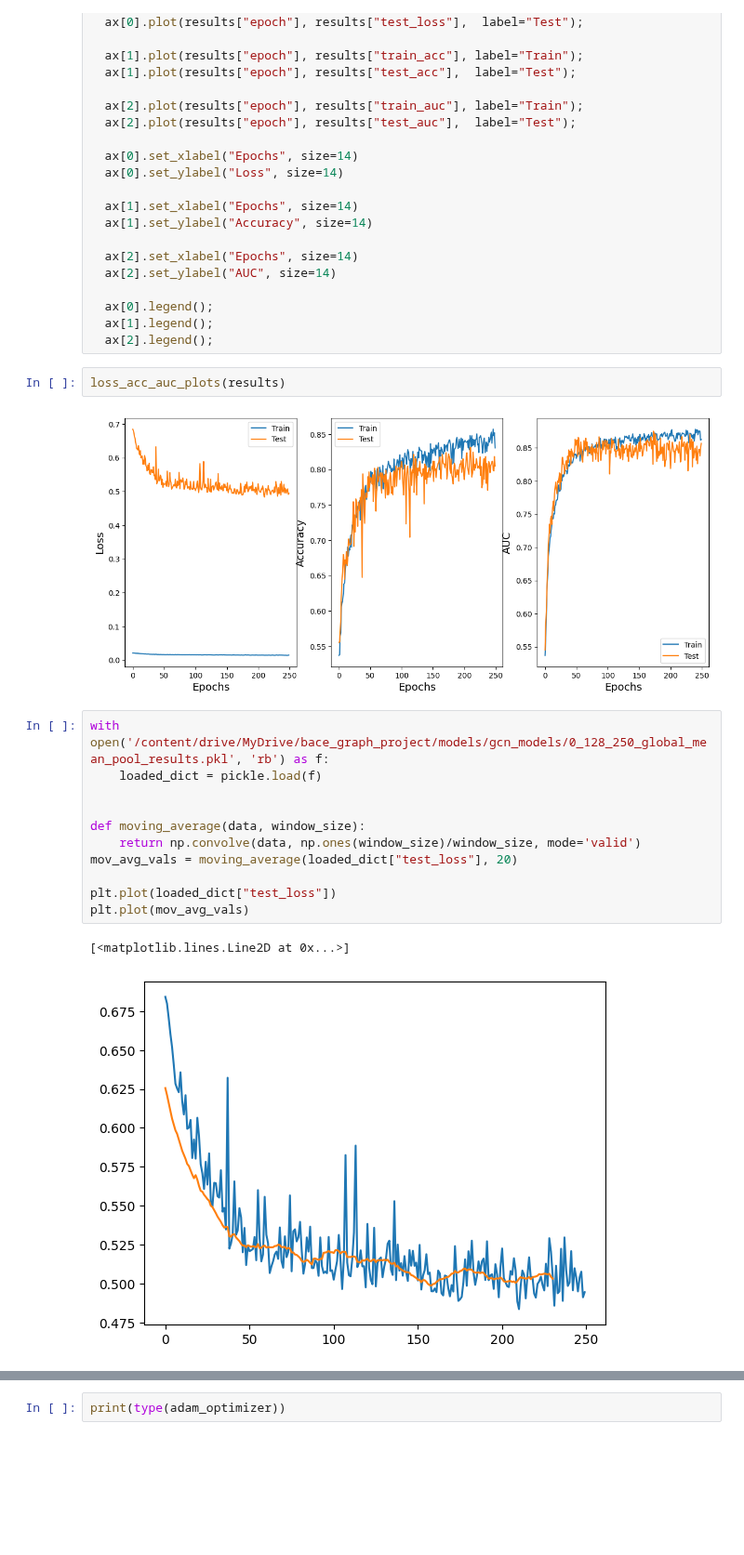
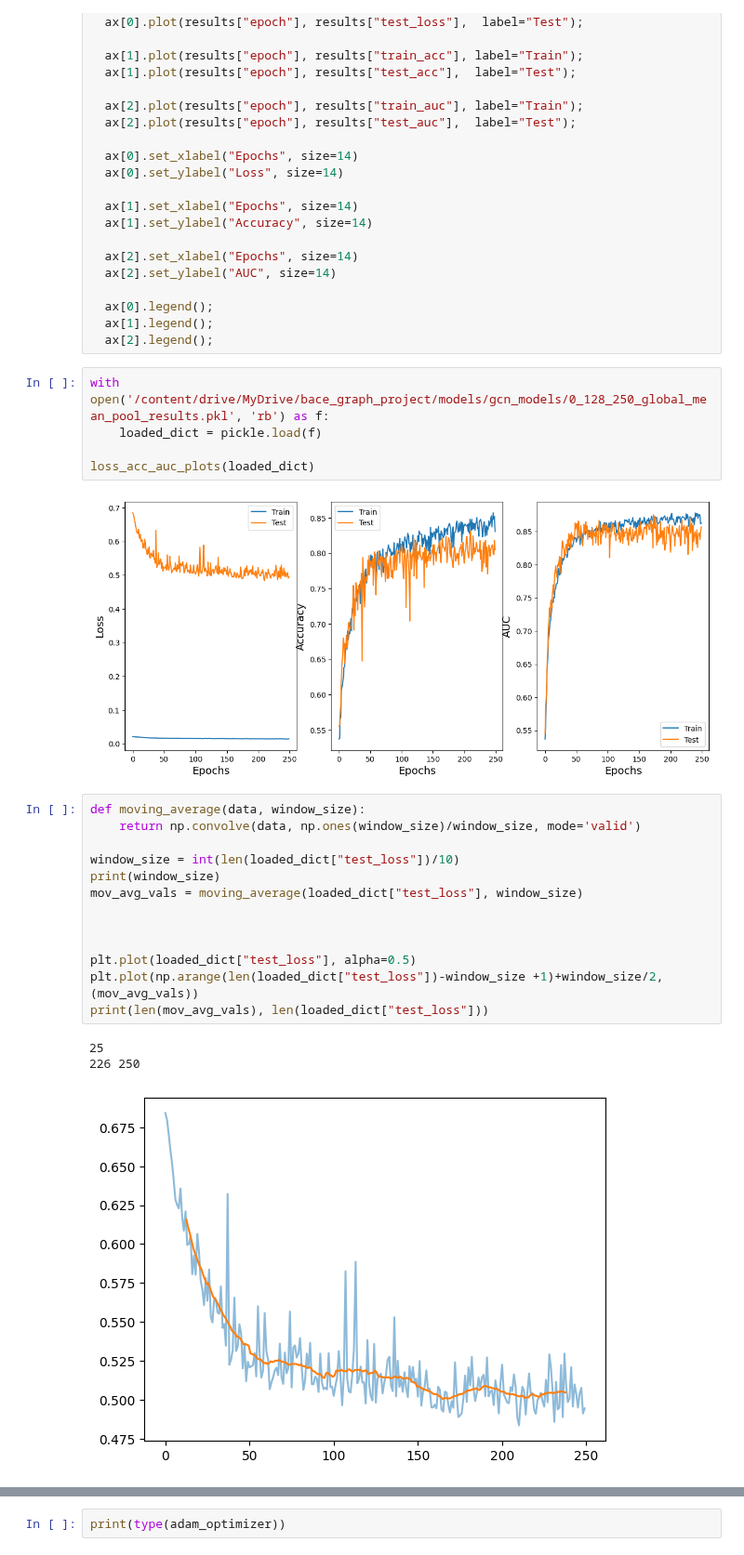
Before and after one commit to lnsayer/personal_repo, a Jupyter notebook: drug discovery with BACE dataset/graph_classification_bace_dataset.ipynb, the cells around one changed output, grey strips where cells are left out. Shown at 93% size. Cells and saved outputs as stored; diff of their text form; blank space fills up the shorter version.

Commit message:
finished visualisation of moving average

```diff
--- a/drug discovery with BACE dataset/graph_classification_bace_dataset.ipynb
+++ b/drug discovery with BACE dataset/graph_classification_bace_dataset.ipynb
@@ -1058,24 +1088,30 @@ def loss_acc_auc_plots(results):
   ax[0].legend();
   ax[1].legend();
   ax[2].legend();
-# %%
-loss_acc_auc_plots(results)
-# %% [output]
-[figure, removed]
 # %%
 with open('/content/drive/MyDrive/bace_graph_project/models/gcn_models/0_128_250_global_mean_pool_results.pkl', 'rb') as f:
     loaded_dict = pickle.load(f)
 
-
-def moving_average(data, window_size):
-    return np.convolve(data, np.ones(window_size)/window_size, mode='valid')
-mov_avg_vals = moving_average(loaded_dict["test_loss"], 20)
-
-plt.plot(loaded_dict["test_loss"])
-plt.plot(mov_avg_vals)
+loss_acc_auc_plots(loaded_dict)
 # %% [output]
-[<matplotlib.lines.Line2D at 0x...>]
-[figure, old version]
+[figure, new version]
+# %%
+def moving_average(data, window_size):
+    return np.convolve(data, np.ones(window_size)/window_size, mode='valid')
+
+window_size = int(len(loaded_dict["test_loss"])/10)
+print(window_size)
+mov_avg_vals = moving_average(loaded_dict["test_loss"], window_size)
+
+
+
+plt.plot(loaded_dict["test_loss"], alpha=0.5)
+plt.plot(np.arange(len(loaded_dict["test_loss"])-window_size +1)+window_size/2, (mov_avg_vals))
+print(len(mov_avg_vals), len(loaded_dict["test_loss"]))
+# %% [output]
+25
+226 250
+[figure, added]
 # %%
 # GAT Classifier Training Run
 
```
Also changed, not shown: parts of 10 cells of this notebook.
